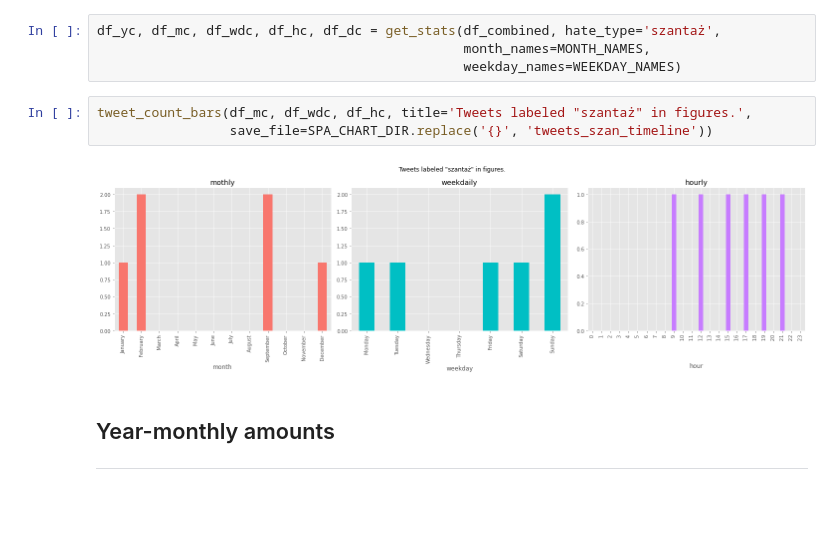
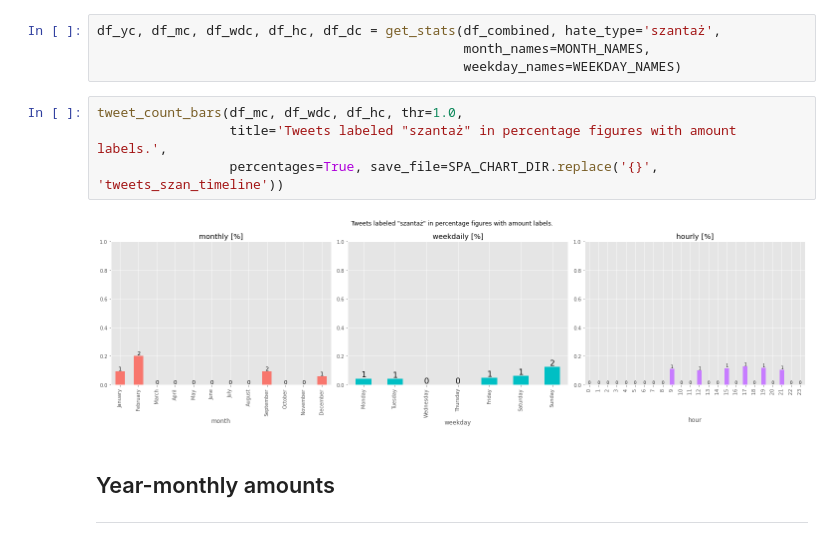
Before and after one commit to kaluzny1995/HSD2.0, a Jupyter notebook: 04. StatisticalPrimaryDataAnalysis.ipynb, the cells around one changed output. Cells and saved outputs as stored; diff of their text form; blank space fills up the shorter version.

```diff
--- a/04. StatisticalPrimaryDataAnalysis.ipynb
+++ b/04. StatisticalPrimaryDataAnalysis.ipynb
@@ -262,10 +268,11 @@ df_yc, df_mc, df_wdc, df_hc, df_dc = get_stats(df_combined, hate_type='szantaż'
                                                month_names=MONTH_NAMES,
                                                weekday_names=WEEKDAY_NAMES)
 # %%
-tweet_count_bars(df_mc, df_wdc, df_hc, title='Tweets labeled "szantaż" in figures.',
-                 save_file=SPA_CHART_DIR.replace('{}', 'tweets_szan_timeline'))
+tweet_count_bars(df_mc, df_wdc, df_hc, thr=1.0,
+                 title='Tweets labeled "szantaż" in percentage figures with amount labels.',
+                 percentages=True, save_file=SPA_CHART_DIR.replace('{}', 'tweets_szan_timeline'))
 # %% [output]
-[figure, old version]
+[figure, new version]
 # %% [markdown]
 ## Year-monthly amounts
 ---
```
Also changed, not shown: parts of 20 cells of this notebook, 3 other files.
